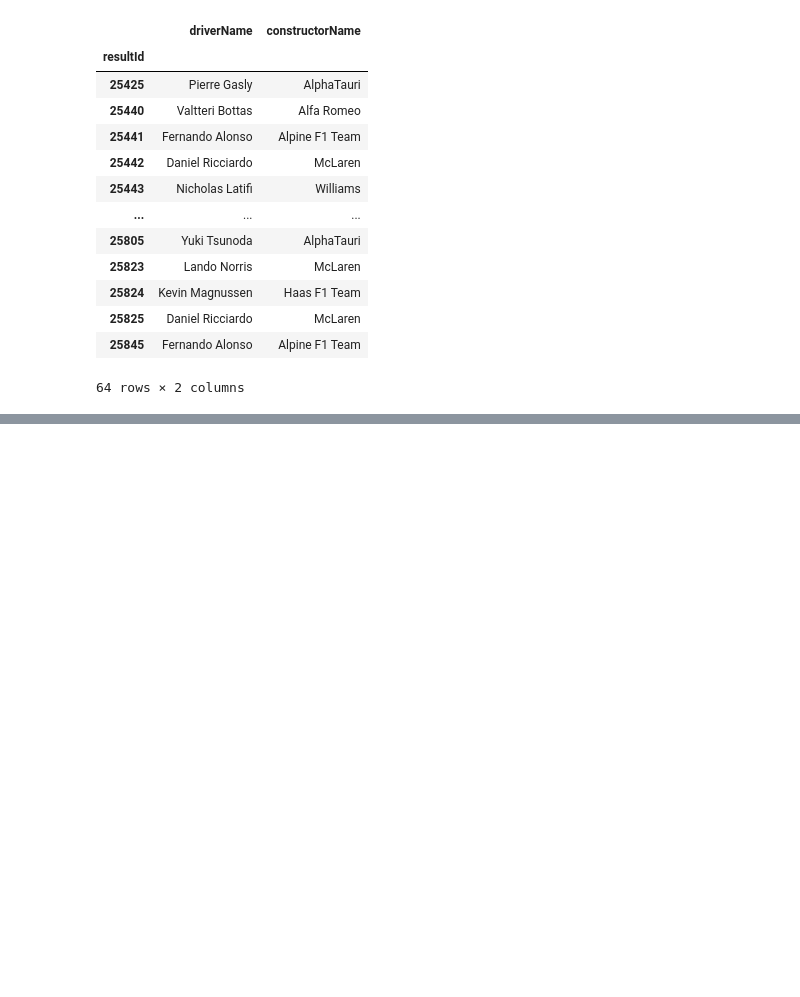
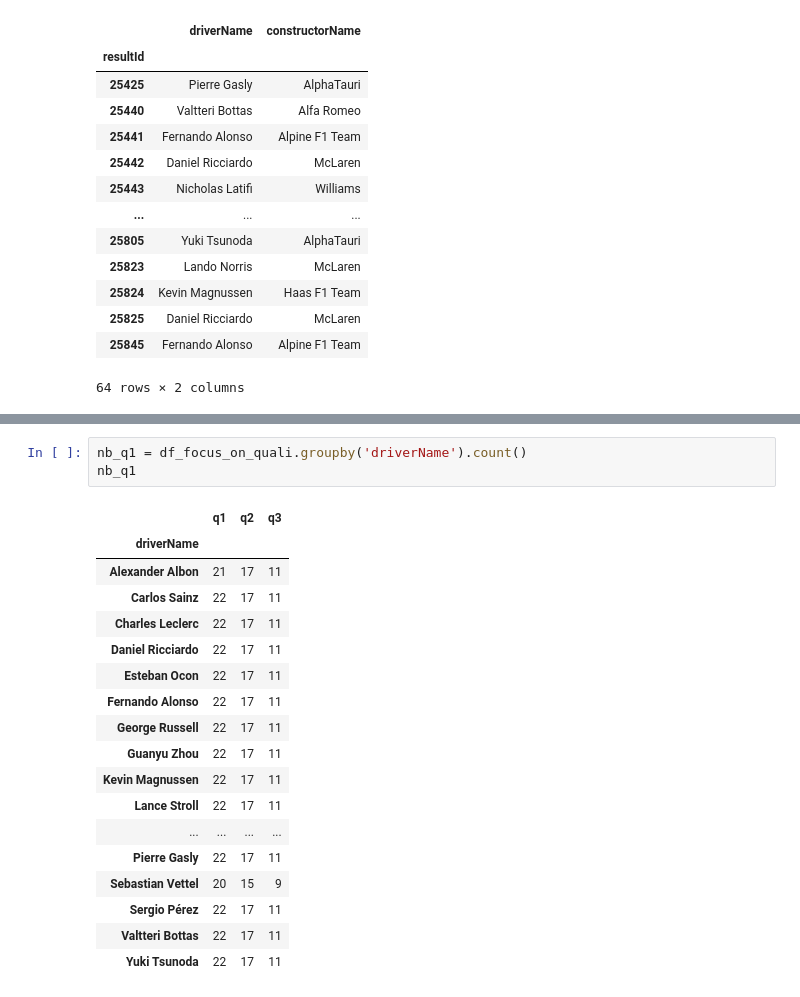
Before and after one commit to Kuramathi/F1-Reporting, a Jupyter notebook: src/main.ipynb, the cells around one changed output, grey strips where cells are left out. Drawn from its saved outputs; the diff is of its cells as text; blank space fills up the shorter version.

```diff
--- a/src/main.ipynb
+++ b/src/main.ipynb
@@ -203,0 +252,22 @@ df_focus_on_quali
+# %%
+nb_q1 = df_focus_on_quali.groupby('driverName').count()
+nb_q1
+# %% [output]
+|  | q1 | q2 | q3 |
+| driverName |  |  |  |
+| Alexander Albon | 21 | 17 | 11 |
+| Carlos Sainz | 22 | 17 | 11 |
+| Charles Leclerc | 22 | 17 | 11 |
+| Daniel Ricciardo | 22 | 17 | 11 |
+| Esteban Ocon | 22 | 17 | 11 |
+| Fernando Alonso | 22 | 17 | 11 |
+| George Russell | 22 | 17 | 11 |
+| Guanyu Zhou | 22 | 17 | 11 |
+| Kevin Magnussen | 22 | 17 | 11 |
+| Lance Stroll | 22 | 17 | 11 |
+| ... | ... | ... | ... |
+| Pierre Gasly | 22 | 17 | 11 |
+| Sebastian Vettel | 20 | 15 | 9 |
+| Sergio Pérez | 22 | 17 | 11 |
+| Valtteri Bottas | 22 | 17 | 11 |
+| Yuki Tsunoda | 22 | 17 | 11 |
```
Also changed, not shown: parts of 10 cells of this notebook.
